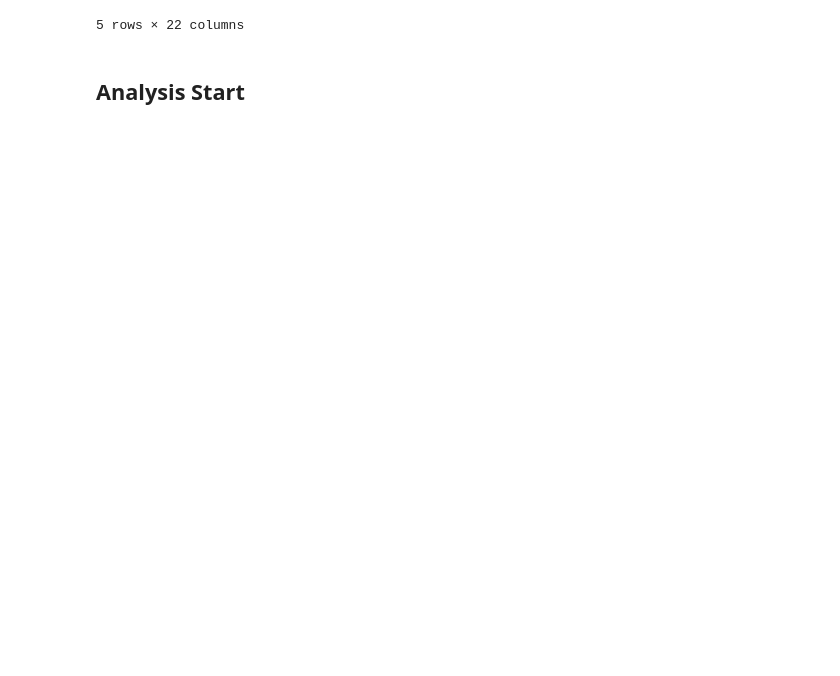
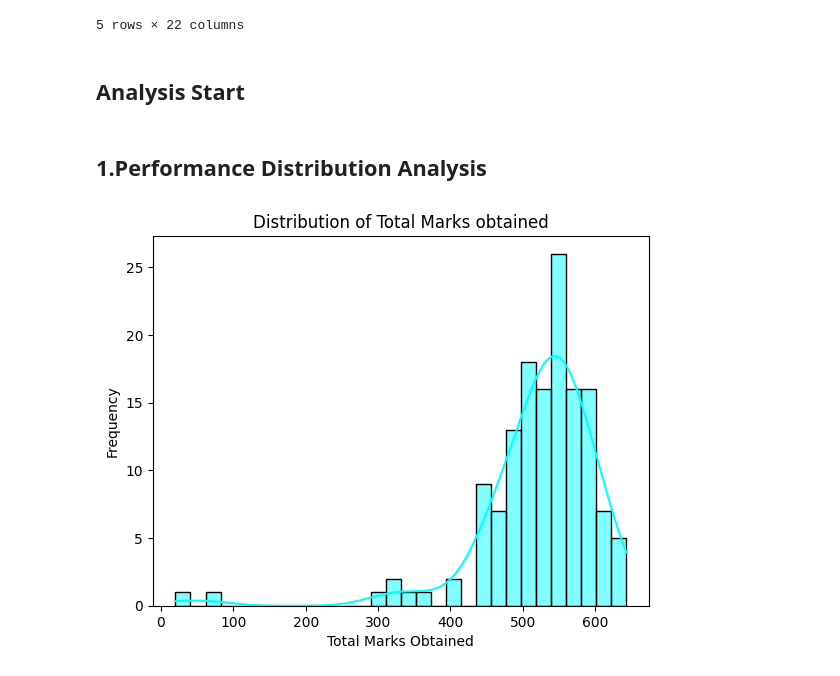
Before and after one commit to Vivek02Sharma/Student-Performance-Analysis-and-Prediction, a Jupyter notebook: notebooks/01_data_exploration.ipynb, the cells around one changed output. Drawn from its saved outputs; the diff is of its cells as text; code cells hidden in the pictures; blank space fills up the shorter version.

```diff
--- a/notebooks/01_data_exploration.ipynb
+++ b/notebooks/01_data_exploration.ipynb
@@ -275,3 +275,14 @@ df.head()
 5 rows × 22 columns
 # %% [markdown]
 ## Analysis Start
+# %% [markdown]
+## 1.Performance Distribution Analysis
+# %%
+# Total Marks Distribution
+sns.histplot(df['TotalMarksObtained'],kde = True,bins = 30,color = 'cyan')
+plt.title('Distribution of Total Marks obtained')
+plt.xlabel('Total Marks Obtained')
+plt.ylabel('Frequency')
+plt.show()
+# %% [output]
+[figure, added]
```
Also changed, not shown: parts of 19 cells of this notebook, 1 other file.
